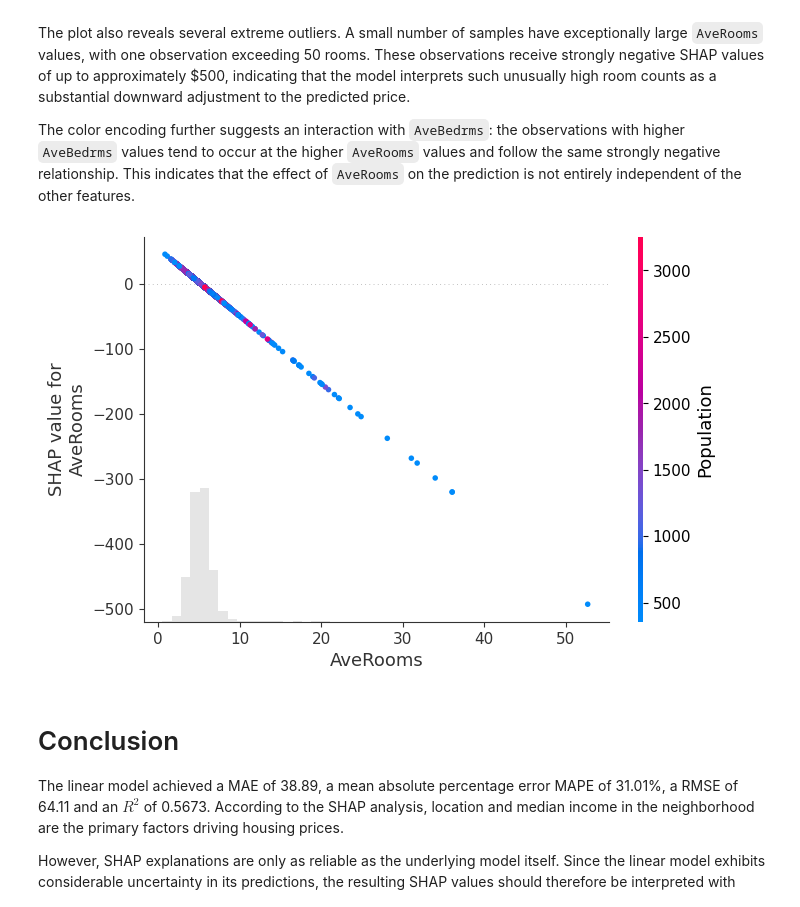
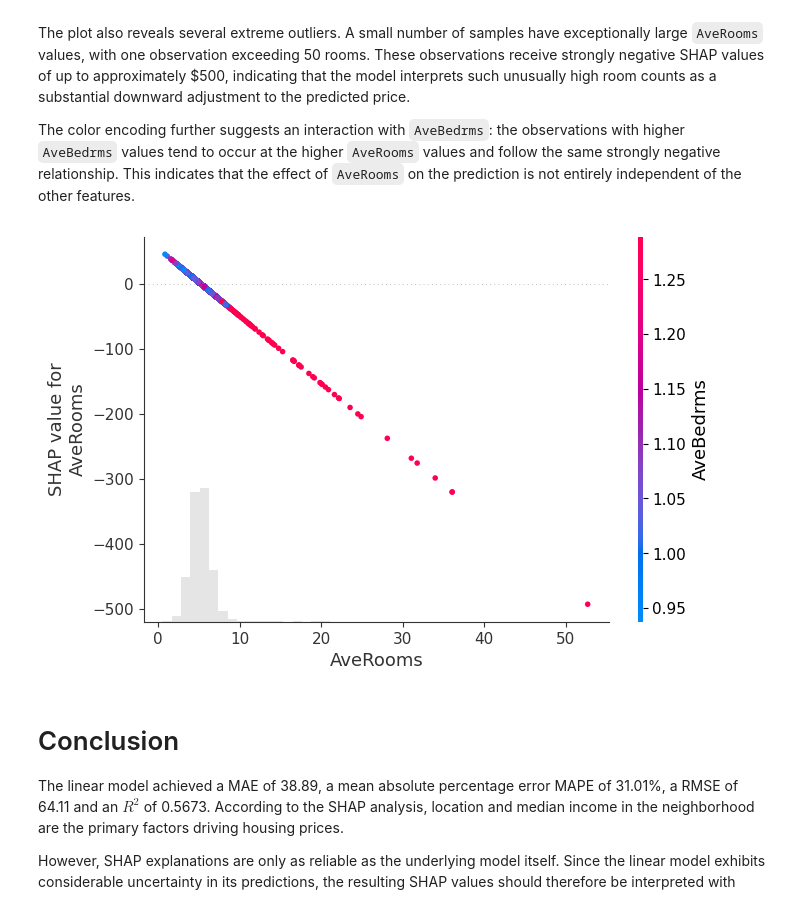
Before and after one commit to MaxiSmplx/ml-explainability, a Jupyter notebook: shap_visualization/linear_model_explainability.ipynb, the cells around one changed output. Saved outputs shown, nothing was run; the diff lists cells and outputs as text; code cells hidden in the pictures.

```diff
--- a/shap_visualization/linear_model_explainability.ipynb
+++ b/shap_visualization/linear_model_explainability.ipynb
@@ -410,9 +410,9 @@ The plot also reveals several extreme outliers. A small number of samples have e
 
 The color encoding further suggests an interaction with `AveBedrms`: the observations with higher `AveBedrms` values tend to occur at the higher `AveRooms` values and follow the same strongly negative relationship. This indicates that the effect of `AveRooms` on the prediction is not entirely independent of the other features.
 # %%
-shap.plots.scatter(shap_values[:, "AveRooms"], color=shap_values)
+shap.plots.scatter(shap_values[:, "AveRooms"], color=shap_values[:, "AveBedrms"])
 # %% [output]
-[figure, old version]
+[figure, new version]
 # %% [markdown]
 # Conclusion
 
```
Also changed, not shown: parts of 1 cell of this notebook, 5 other files.
